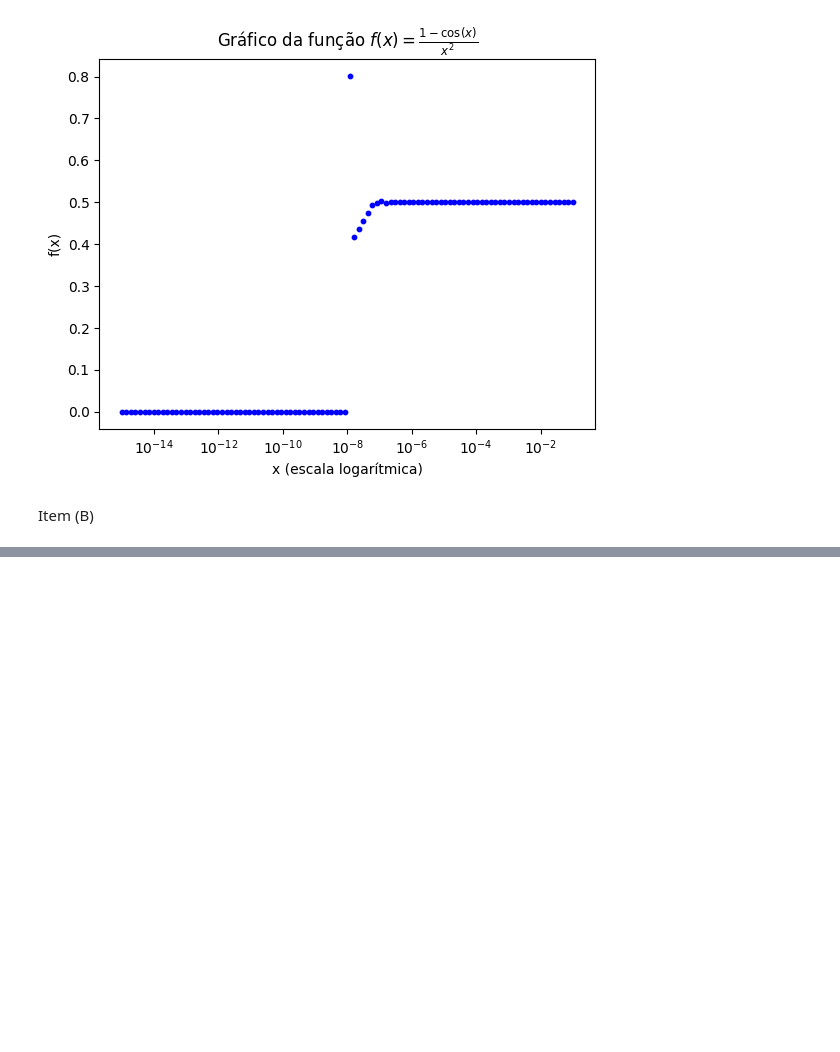
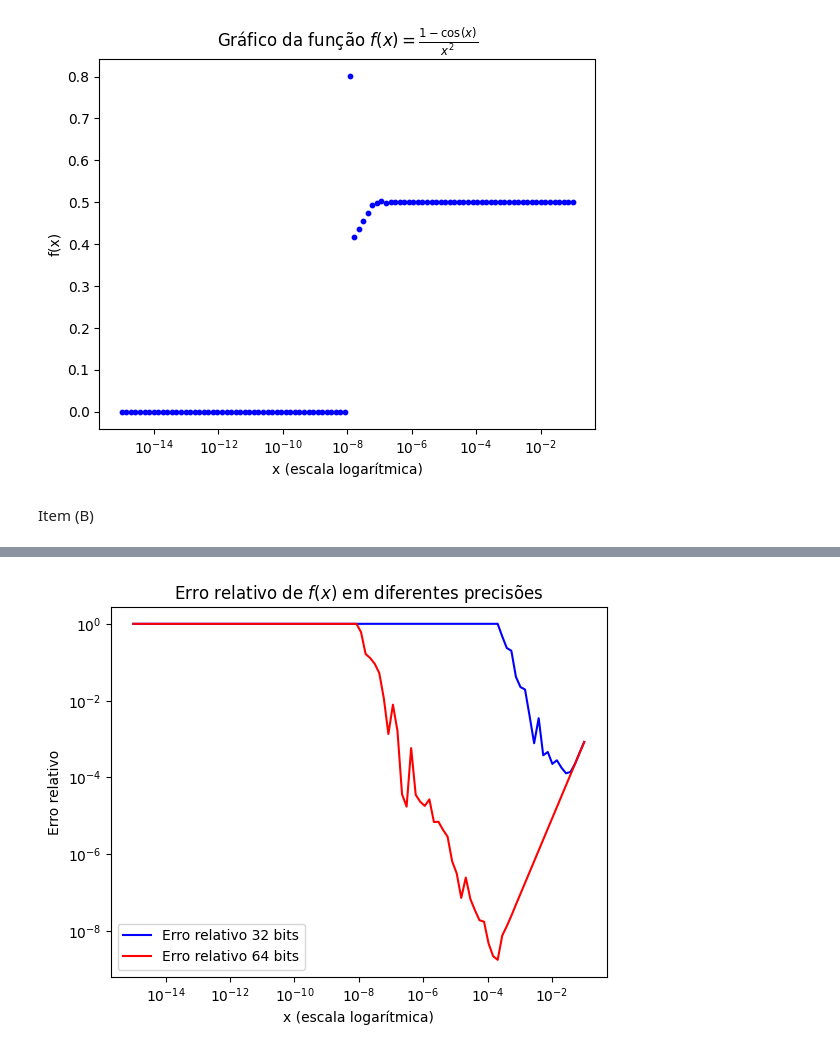
Before and after one commit to hrpedro/AV06, a Jupyter notebook: AV06.ipynb, the cells around one changed output, grey strips where cells are left out. Saved outputs shown, nothing was run; the diff lists cells and outputs as text; code cells hidden in the pictures; blank space fills up the shorter version.

```diff
--- a/AV06.ipynb
+++ b/AV06.ipynb
@@ -54,0 +106,29 @@ blabla
+# %%
+import numpy as np
+import matplotlib.pyplot as plt
+
+def f(x):
+    return (1 - np.cos(x))/x**2
+
+valores_x = np.logspace(-1, -15, num=100, base=10)
+
+valores_f_32 = f(np.float32(valores_x))  # precisão 32 bits
+valores_f_64 = f(np.float64(valores_x))  # precisão 64 bits
+
+valor_esperado = 0.5  # limite teórico para x -> 0
+
+# Erro relativo: |valor_calculado - valor_esperado| / |valor_esperado|
+erro_rel_32 = np.abs(valores_f_32 - valor_esperado) / np.abs(valor_esperado)
+erro_rel_64 = np.abs(valores_f_64 - valor_esperado) / np.abs(valor_esperado)
+
+plt.plot(valores_x, erro_rel_32, label='Erro relativo 32 bits', color='blue')
+plt.plot(valores_x, erro_rel_64, label='Erro relativo 64 bits', color='red')
+plt.xscale('log')
+plt.yscale('log')
+plt.xlabel('x (escala logarítmica)')
+plt.ylabel('Erro relativo')
+plt.title('Erro relativo de $f(x)$ em diferentes precisões')
+plt.legend()
+plt.show()
+# %% [output]
+[figure, added]
```
Also changed, not shown: parts of 17 cells of this notebook, 1 other file.
